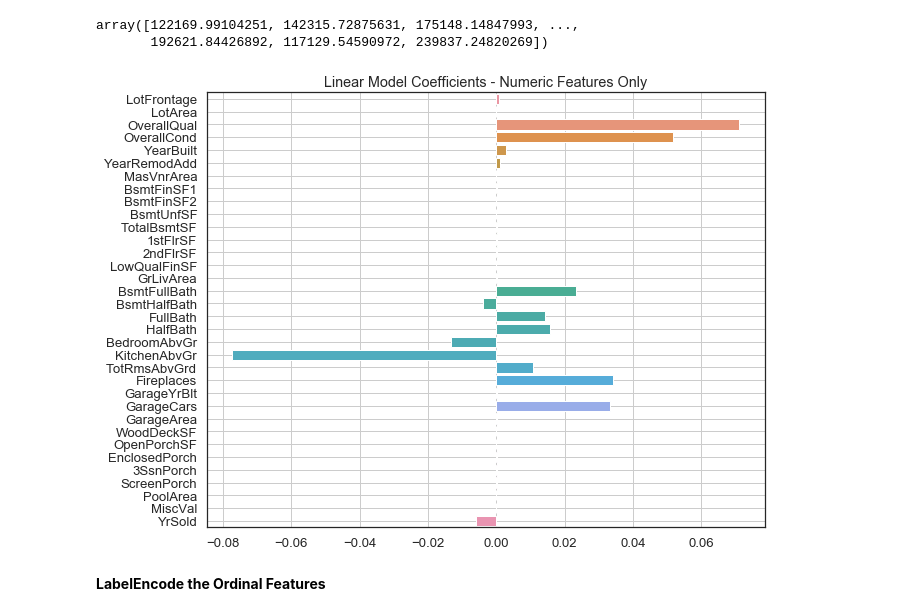
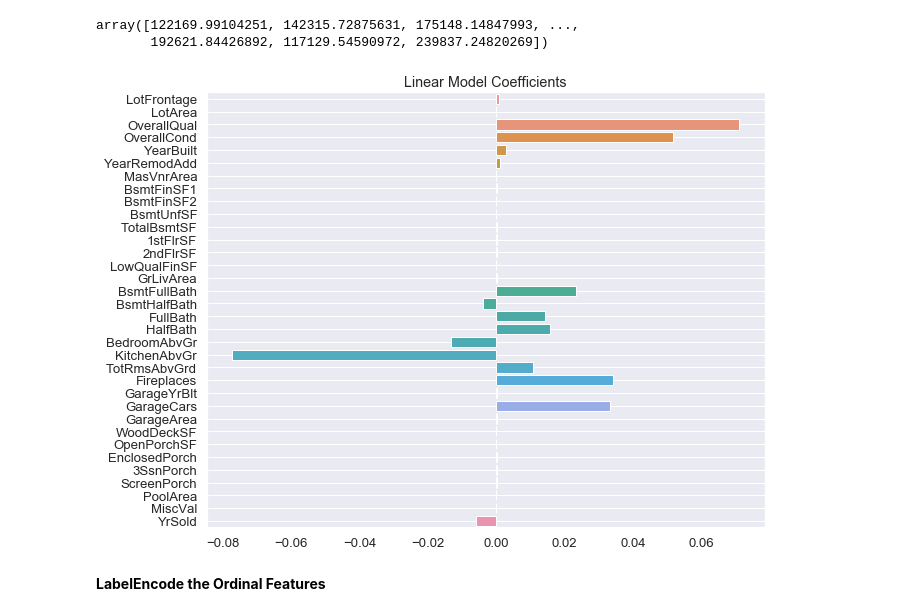
Before and after one commit to amypeniston/kaggle-competitions, a Jupyter notebook: house-prices/2_Data_Prep_Linear_Models.ipynb, the cells around one changed output. Saved outputs shown, nothing was run; the diff lists cells and outputs as text; code cells hidden in the pictures.

Commit message:
Created baseline numeric+ordinal linear model

```diff
--- a/house-prices/2_Data_Prep_Linear_Models.ipynb
+++ b/house-prices/2_Data_Prep_Linear_Models.ipynb
@@ -253,10 +242,10 @@ X[categorical_features].head()
 # %% [markdown]
 **Log-Transform Skewed Numeric Variables**
 # %%
-X["SalePrice"] = np.log1p(X["SalePrice"]) # SalePrice
+train["SalePrice"] = np.log1p(train["SalePrice"]) # SalePrice
 skew_threshold = 0.5 # As a general rule of thumb, |skew| > 0.5 is considered moderately skewed
 
-for df in [X[numeric_features], test[numeric_features]]:
+for df in [train[numeric_features], test[numeric_features]]:
     skewness = df.apply(lambda x: stats.skew(x))
     skewness = skewness[np.abs(skewness) > skew_threshold]
     skewed_cols = skewness.index
@@ -303,7 +292,7 @@ def compare_ridge_lasso(X, y):
 
     return Ridge(alpha=best_alpha_ridge) if cv_ridge.min() < cv_lasso.min() else Lasso(alpha=best_alpha_lasso)
 # %%
-numeric_model = compare_ridge_lasso(X[numeric_features], X["SalePrice"])
+numeric_model = compare_ridge_lasso(train[numeric_features], train["SalePrice"])
 # %% [output]
 Best RMSE for Ridge Regression = 0.1294 for alpha = 5
 [figure]
@@ -312,7 +301,7 @@ Best RMSE for Lasso Regression = 0.1321 for alpha = 0.0078125
 # %% [markdown]
 **Baseline Predictions Using Numeric Data Only**
 # %%
-numeric_model.fit(X[numeric_features], X["SalePrice"])
+numeric_model.fit(train[numeric_features], train["SalePrice"])
 predictions = np.expm1(numeric_model.predict(test[numeric_features]))
 submission["SalePrice"] = predictions
 predictions
@@ -320,16 +309,17 @@ predictions
 array([122169.99104251, 142315.72875631, 175148.14847993, ...,
        192621.84426892, 117129.54590972, 239837.24820269])
 # %%
-fig, ax = plt.subplots()
-sns.set_style("darkgrid")
-
-coefs = numeric_model.coef_
-sns.barplot(x=coefs, y=X[numeric_features].columns, orient='h', ax=ax)
-ax.grid()
-plt.title("Linear Model Coefficients - Numeric Features Only")
-plt.show()
+def plot_coefs(model, features):
+    fig, ax = plt.subplots()
+    coefs = model.coef_
+    sns.barplot(x=coefs, y=features, orient='h', ax=ax)
+    ax.grid()
+    plt.title("Linear Model Coefficients")
+    plt.show()
-# %% [output]
-[figure, removed]
+# %%
+plot_coefs(numeric_model, numeric_features)
+# %% [output]
+[figure, added]
 # %% [markdown]
 **LabelEncode the Ordinal Features**
 # %% [markdown]
```
Also changed, not shown: parts of 28 cells of this notebook, 1 other file.
